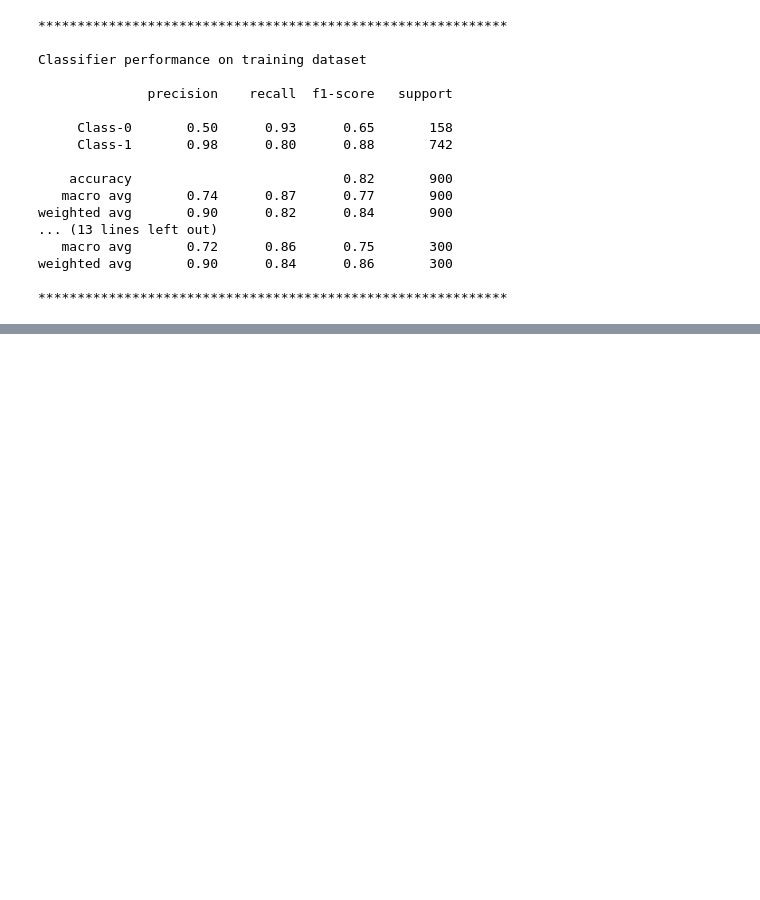
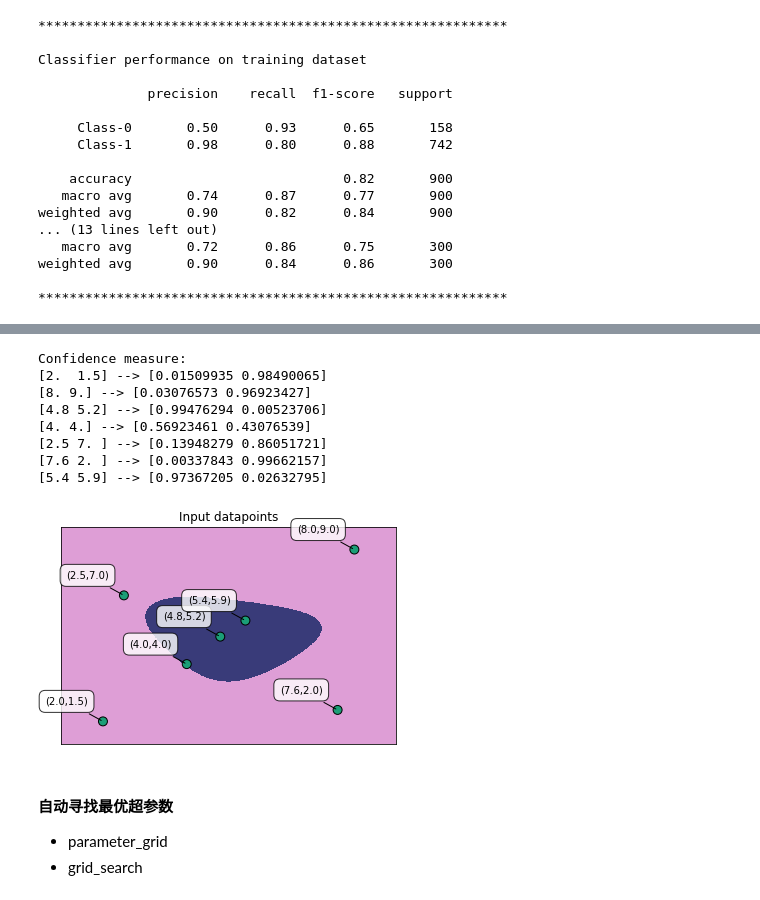
Before and after one commit to qyu6/MLLT, a Jupyter notebook: 009_Machine_Learning/001_python机器学习经典实例/c3/Chapter3-SVM (非)线性核函数，样本不均衡，置信度，最优化.ipynb, the cells around one changed output, grey strips where cells are left out. Drawn from its saved outputs; the diff is of its cells as text; code cells hidden in the pictures; blank space fills up the shorter version.

```diff
--- a/009_Machine_Learning/001_python机器学习经典实例/c3/Chapter3-SVM (非)线性核函数，样本不均衡，置信度，最优化.ipynb
+++ b/009_Machine_Learning/001_python机器学习经典实例/c3/Chapter3-SVM (非)线性核函数，样本不均衡，置信度，最优化.ipynb
@@ -436,0 +489,20 @@ weighted avg       0.90      0.84      0.86       300
+# %%
+# 训练测试数据划分
+from sklearn import model_selection
+
+X_train, X_test, y_train, y_test = model_selection.train_test_split(X, y, test_size=0.25, random_state=5)
+
+# 训练SVM非线性模型
+params = {'kernel': 'rbf'}
+classifier = SVC(**params)
+classifier.fit(X_train, y_train)
+
+# 测量数据点到边界的距离
+input_datapoints = np.array([[2, 1.5], [8, 9], [4.8, 5.2], [4, 4], [2.5, 7], [7.6, 2], [5.4, 5.9]])
+
+print("\nDistance from the boundary:")
+for i in input_datapoints:
+#     print(i)
+    i1 = np.array(i).reshape(-1,2) # reshape(-1, x),-1表示行数自动计算
+#     print(i1)
+    print(i, '-->', classifier.decision_function(i1)[0])
@@ -436,0 +518,28 @@ weighted avg       0.90      0.84      0.86       300
+# %%
+# 重新训练模型，增加"概率输出"的部分：
+params = {'kernel': 'rbf', 'probability': True}
+classifier = SVC(**params)
+classifier.fit(X_train, y_train)
+
+# 输出置信区间
+print("\nConfidence measure:")
+for i in input_datapoints:
+    i1 = np.array(i).reshape(-1,2)
+    print(i, '-->', classifier.predict_proba(i1)[0])
+
+plot_classifier(classifier, input_datapoints, [0]*len(input_datapoints), 'Input datapoints', 'True')
+# plt.show()
+# %% [output]
+Confidence measure:
+[2.  1.5] --> [0.01509935 0.98490065]
+[8. 9.] --> [0.03076573 0.96923427]
+[4.8 5.2] --> [0.99476294 0.00523706]
+[4. 4.] --> [0.56923461 0.43076539]
+[2.5 7. ] --> [0.13948279 0.86051721]
+[7.6 2. ] --> [0.00337843 0.99662157]
+[5.4 5.9] --> [0.97367205 0.02632795]
+[figure, added]
+# %% [markdown]
+#### 自动寻找最优超参数
+- parameter_grid
+- grid_search
```
Also changed, not shown: parts of 22 cells of this notebook, 5 other files.
